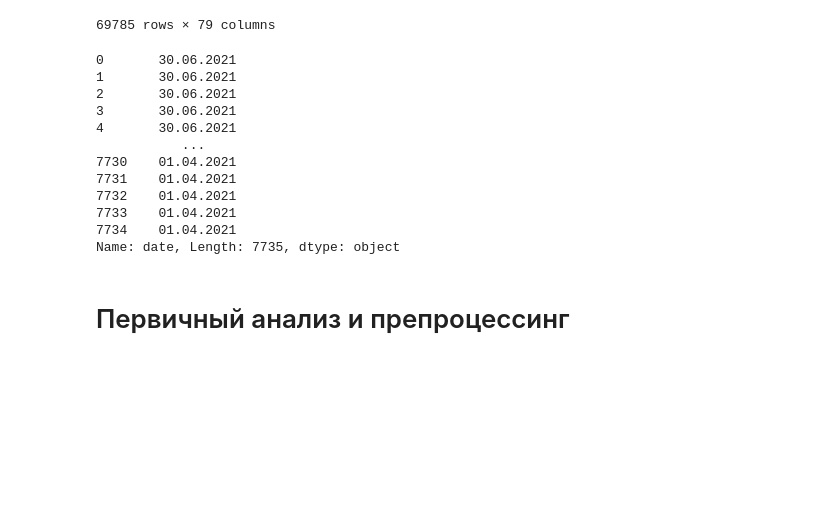
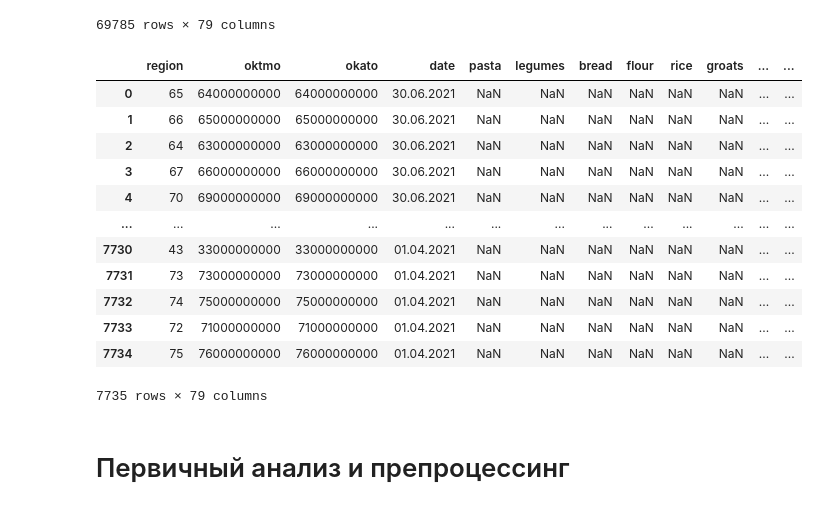
Before and after one commit to grigoriizharkov/All-Cups, a Jupyter notebook: task1/Average prices.ipynb, the cells around one changed output. Cells and saved outputs as stored; diff of their text form; code cells hidden in the pictures; blank space fills up the shorter version.

```diff
--- a/task1/Average prices.ipynb
+++ b/task1/Average prices.ipynb
@@ -23,20 +23,21 @@ train
 | 69784 | 68 | 68000000000 | 68000000000 | 01.01.2019 | 66,79 | 84,4 | 60,73 | 34,37 | 66,73 | 43,63 | ... | ... |
 69785 rows × 79 columns
 # %%
-test.date
+test
 # %% [output]
+|  | region | oktmo | okato | date | pasta | legumes | bread | flour | rice | groats | ... | ... |
+| 0 | 65 | 64000000000 | 64000000000 | 30.06.2021 | NaN | NaN | NaN | NaN | NaN | NaN | ... | ... |
+| 1 | 66 | 65000000000 | 65000000000 | 30.06.2021 | NaN | NaN | NaN | NaN | NaN | NaN | ... | ... |
+| 2 | 64 | 63000000000 | 63000000000 | 30.06.2021 | NaN | NaN | NaN | NaN | NaN | NaN | ... | ... |
+| 3 | 67 | 66000000000 | 66000000000 | 30.06.2021 | NaN | NaN | NaN | NaN | NaN | NaN | ... | ... |
+| 4 | 70 | 69000000000 | 69000000000 | 30.06.2021 | NaN | NaN | NaN | NaN | NaN | NaN | ... | ... |
+| ... | ... | ... | ... | ... | ... | ... | ... | ... | ... | ... | ... | ... |
+| 7730 | 43 | 33000000000 | 33000000000 | 01.04.2021 | NaN | NaN | NaN | NaN | NaN | NaN | ... | ... |
+| 7731 | 73 | 73000000000 | 73000000000 | 01.04.2021 | NaN | NaN | NaN | NaN | NaN | NaN | ... | ... |
+| 7732 | 74 | 75000000000 | 75000000000 | 01.04.2021 | NaN | NaN | NaN | NaN | NaN | NaN | ... | ... |
+| 7733 | 72 | 71000000000 | 71000000000 | 01.04.2021 | NaN | NaN | NaN | NaN | NaN | NaN | ... | ... |
+| 7734 | 75 | 76000000000 | 76000000000 | 01.04.2021 | NaN | NaN | NaN | NaN | NaN | NaN | ... | ... |
-0       30.06.2021
-1       30.06.2021
-2       30.06.2021
-3       30.06.2021
-4       30.06.2021
-           ...
-7730    01.04.2021
-7731    01.04.2021
-7732    01.04.2021
-7733    01.04.2021
-7734    01.04.2021
-Name: date, Length: 7735, dtype: object
+7735 rows × 79 columns
 # %% [markdown]
 # Первичный анализ и препроцессинг
 # %%
```
Also changed, not shown: parts of 27 cells of this notebook, 1 other file.
